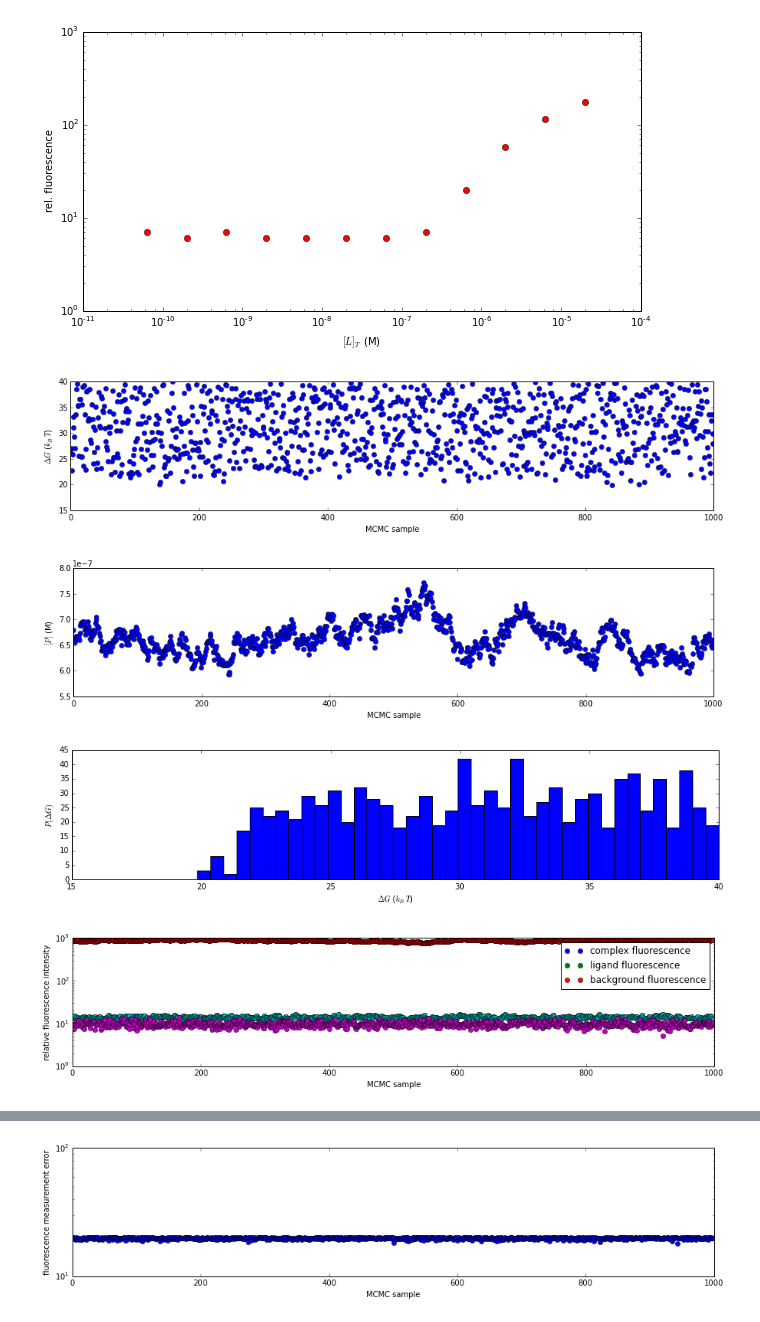
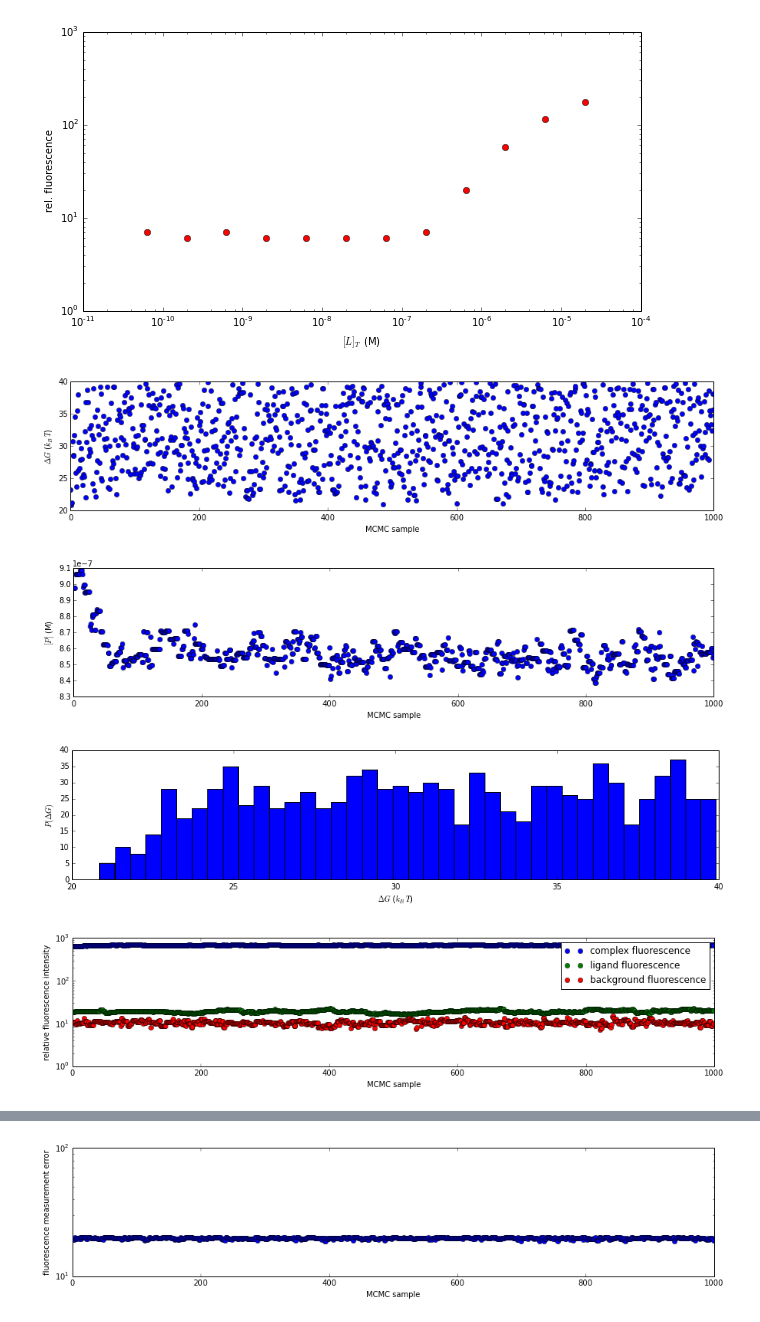
Before and after one commit to choderalab/kinome-data, a Jupyter notebook: fluorescence-assay/Fluorescence_Assays_iPython_Notebook_1/Src_p38_titrations_12Feb2014/Data-with-Buffer.ipynb, the cells around one changed output, grey strips where cells are left out. Cells and saved outputs as stored; diff of their text form; code cells hidden in the pictures.

```diff
--- a/fluorescence-assay/Fluorescence_Assays_iPython_Notebook_1/Src_p38_titrations_12Feb2014/Data-with-Buffer.ipynb
+++ b/fluorescence-assay/Fluorescence_Assays_iPython_Notebook_1/Src_p38_titrations_12Feb2014/Data-with-Buffer.ipynb
@@ -43,13 +39,16 @@ ylabel('fluorescence units');
 wavelength_to_fit = '480'
 index = SRC_280_x_num.index(wavelength_to_fit)
 
+# Specify row to process
+row_index = 0 # row 0, 1, 2, or 3
+Pstated_rows = numpy.array([1, 0.5, 0.25, 0.125]) * 1e-6 # protein concentrations, M
 
 # Extract fluorescence intensities at desired wavelength.
-F_i = np.array([ float(SRC_280[i,index]) for i in range(1,13) ])
+F_i = np.array([ float(SRC_280[i,index]) for i in range(row_index*12+1,row_index*12+13) ])
 Fligand_i = np.array([ float(SRC_280[i,index]) for i in range(49,61) ])
 
 # Stated concentrations of protein and ligand.
-Pstated = 1e-6 # protein concentration, M
+Pstated = Pstated_rows[row_index] # protein concentration, M
 Lstated = 20.0e-6 / np.array([10**(float(i)/2.0) for i in range(12)])
 # %%
 # Plot fluorescence intensity vs ligand concentration.
@@ -92,13 +91,19 @@ def make_model(Pstated, dPstated, Lstated, dLstated, Fobs_i, Fligand_i):
     DeltaG = pymc.Uniform('DeltaG', lower=-40, upper=+40, value=0.0) # binding free energy (kT)
 
     # Priors on true concentrations of protein and ligand.
-    Ptrue = pymc.Lognormal('Ptrue', mu=np.log(Pstated**2 / np.sqrt(dPstated**2 + Pstated**2)), tau=np.sqrt(np.log(1.0 + dPstated**2/Pstated**2))**(-2)) # protein concentration (M)
-    Ltrue = pymc.Lognormal('Ltrue', mu=np.log(Lstated**2 / np.sqrt(dLstated**2 + Lstated**2)), tau=np.sqrt(np.log(1.0 + dLstated**2/Lstated**2))**(-2)) # ligand concentration (M)
+    #Ptrue = pymc.Lognormal('Ptrue', mu=np.log(Pstated**2 / np.sqrt(dPstated**2 + Pstated**2)), tau=np.sqrt(np.log(1.0 + dPstated**2/Pstated**2))**(-2)) # protein concentration (M)
+    #Ltrue = pymc.Lognormal('Ltrue', mu=np.log(Lstated**2 / np.sqrt(dLstated**2 + Lstated**2)), tau=np.sqrt(np.log(1.0 + dLstated**2/Lstated**2))**(-2)) # ligand concentration (M)
+    Ptrue = pymc.Normal('Ptrue', mu=Pstated, tau=dPstated**(-2)) # protein concentration (M)
+    Ltrue = pymc.Normal('Ltrue', mu=Lstated, tau=dLstated**(-2)) # ligand concentration (M)
 
     # Priors on fluorescence intensities of complexes (later divided by a factor of Pstated for scale).
-    F_background = pymc.Gamma('F_background', alpha=0.1, beta=0.1, value=Fobs_i.min()) # background fluorescence
-    F_PL = pymc.Gamma('F_PL', alpha=0.01, beta=0.01, value=Fobs_i.max()) # complex fluorescence
-    F_L = pymc.Gamma('F_L', alpha=0.01, beta=0.01, value=Fobs_i.max()) # ligand fluorescence
+    #F_background = pymc.Gamma('F_background', alpha=0.1, beta=0.1, value=Fobs_i.min()) # background fluorescence
+    #F_PL = pymc.Gamma('F_PL', alpha=0.01, beta=0.01, value=Fobs_i.max()) # complex fluorescence
+    #F_L = pymc.Gamma('F_L', alpha=0.01, beta=0.01, value=Fobs_i.max()) # ligand fluorescence
+    Fmax = max(Fobs_i.max(), Fligand_i.max())
+    F_background = pymc.Uniform('F_background', lower=0.0, upper=Fmax) # background fluorescence
+    F_PL = pymc.Uniform('F_PL', lower=0.0, upper=Fmax) # complex fluorescence
+    F_L = pymc.Uniform('F_L', lower=0.0, upper=Fmax) # ligand fluorescence
 
     # Unknown experimental measurement error.
     log_sigma = pymc.Uniform('log_sigma', lower=-3, upper=+3, value=0.0)
@@ -129,10 +134,19 @@ def make_model(Pstated, dPstated, Lstated, dLstated, Fobs_i, Fligand_i):
 
 
     # Construct dictionary of model variables.
-    pymc_model = { 'Ptrue' : Ptrue, 'Ltrue' : Ltrue,
-                  'log_sigma' : log_sigma, 'precision' : precision,
-                   'F_PL' : F_PL, 'F_L' : F_L, 'F_background' : F_background,
-                   'Fmodel_i' : Fmodel, 'Fligand_i' : Fligand,'Fobs_model' : Fobs_model, 'Fligand_model' : Fligand_model, 'DeltaG' : DeltaG }
+    pymc_model = { 'Ptrue' : Ptrue,
+                   'Ltrue' : Ltrue,
+                   'log_sigma' : log_sigma,
+                   'precision' : precision,
+                   'F_PL' : F_PL,
+                   'F_L' : F_L,
+                   'F_background' : F_background,
+                   'Fmodel_i' : Fmodel,
+                   'Fligand_i' : Fligand,
+                   'Fobs_model' : Fobs_model,
+                   'Fligand_model' : Fligand_model,
+                   'DeltaG' : DeltaG # binding free energy
+                   }
     return pymc_model
 
 # Uncertainties in protein and ligand concentrations.
@@ -144,7 +158,7 @@ pymc_model = pymc.Model(make_model(Pstated, dPstated, Lstated, dLstated, F_i, Fl
 
 # Sample with MCMC
 mcmc = pymc.MCMC(pymc_model, db='ram', name='Sampler', verbose=True)
-mcmc.sample(iter=100000, burn=50000, thin=50, progress_bar=False)
+mcmc.sample(iter=10000, burn=5000, thin=5, progress_bar=False)
 # %%
 # Plot trace of DeltaG.
 rcParams['figure.figsize'] = [15, 3]
@@ -152,7 +166,7 @@ plot(mcmc.DeltaG.trace(), 'o');
 xlabel('MCMC sample');
 ylabel('$\Delta G$ ($k_B T$)');
 # %% [output]
-[figure, old version]
+[figure, new version]
 # %%
 # Plot trace of true protein concentration.
 rcParams['figure.figsize'] = [15, 3]
@@ -160,7 +174,7 @@ plot(mcmc.Ptrue.trace(), 'o');
 xlabel('MCMC sample');
 ylabel('$[P]$ (M)');
 # %% [output]
-[figure, old version]
+[figure, new version]
 # %%
 # Plot histogram of DeltaG.
 rcParams['figure.figsize'] = [15, 3]
@@ -168,17 +182,16 @@ hist(mcmc.DeltaG.trace(), 40);
 xlabel('$\Delta G$ ($k_B T$)');
 ylabel('$P(\Delta G)$');
 # %% [output]
-[figure, old version]
+[figure, new version]
 # %%
 # Plot trace of intrinsic fluorescence parameters.
 rcParams['figure.figsize'] = [15, 3]
-semilogy(mcmc.F_PL.trace(), 'o', mcmc.F_L.trace(), 'o')
 semilogy(mcmc.F_PL.trace(), 'o', mcmc.F_L.trace(), 'o', mcmc.F_background.trace(), 'o');
 legend(['complex fluorescence', 'ligand fluorescence', 'background fluorescence']);
 xlabel('MCMC sample');
 ylabel('relative fluorescence intensity');
 # %% [output]
-[figure, old version]
+[figure, new version]
 # %%
 # Plot model fit.
 pyplot.rcParams['figure.figsize'] = [15, 3]
```
Also changed, not shown: parts of 5 cells of this notebook, 2 other files.
